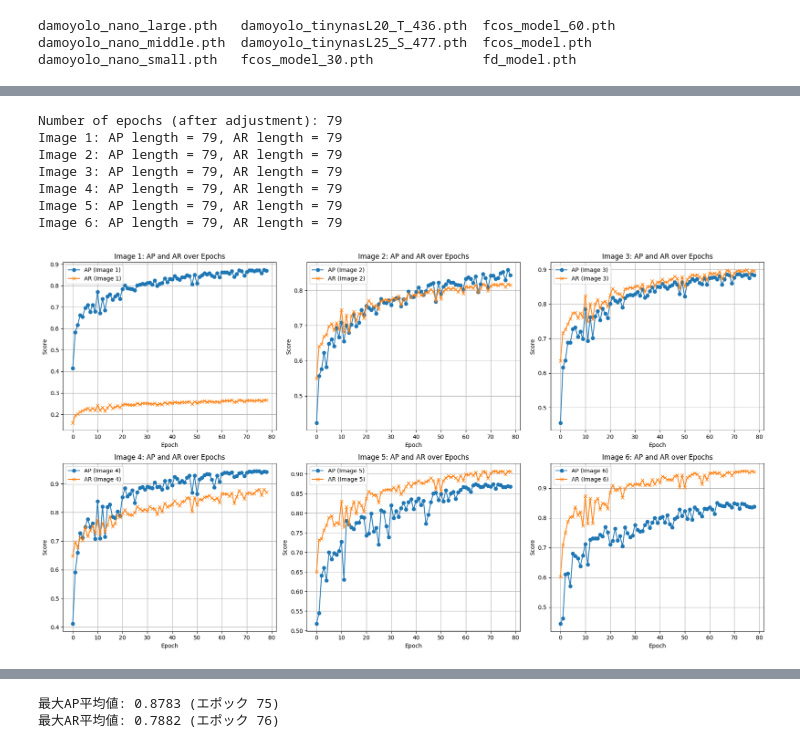
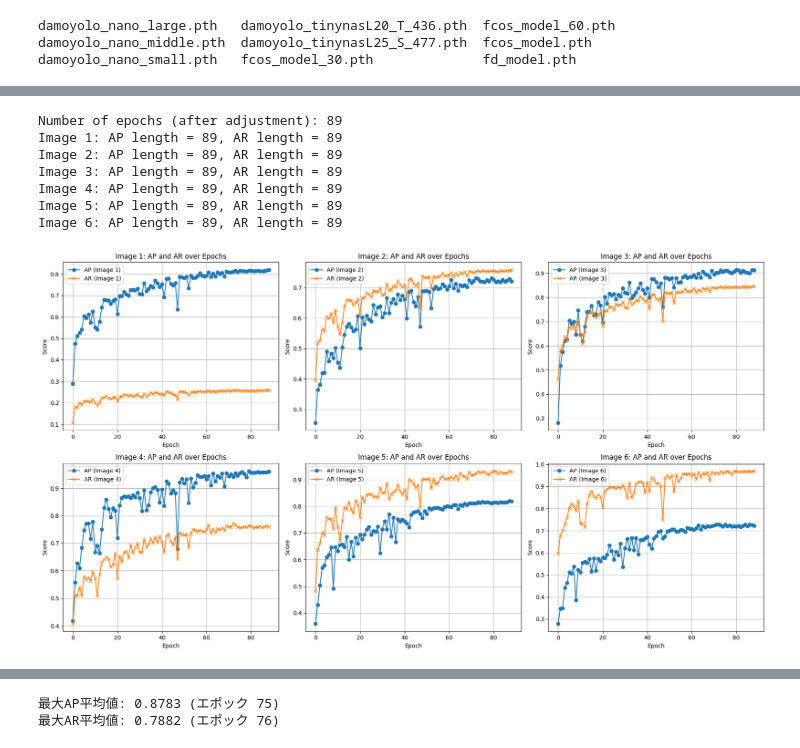
Before and after one commit to galirage/Arrow-Guided-VLM-Enhancing-Flowchart-Understanding-via-Arrow-Direction-Encoding, a Jupyter notebook: notebook/G_detect_flowchart_yoloDamo.ipynb, the cells around one changed output, grey strips where cells are left out. Drawn from its saved outputs; the diff is of its cells as text; code cells hidden in the pictures.

```diff
--- a/notebook/G_detect_flowchart_yoloDamo.ipynb
+++ b/notebook/G_detect_flowchart_yoloDamo.ipynb
@@ -617,0 +884,38 @@ Number of AR values: 1272
+# %%
+from pycocotools.coco import COCO
+from pycocotools.cocoeval import COCOeval
+import json
+
+# アノテーションファイル (Ground Truth)
+gt_json_path = "/content/drive/MyDrive/programs/flow-chart-detection/damo-yolo/datasets/custom_coco/annotations/instances_custom.json"
+
+# 推論結果ファイル (Detection Results)
+pred_json_path = "/content/drive/MyDrive/programs/flow-chart-detection/damo-yolo/workdirs/inference/custom_train_coco/bbox.json"  # 適宜変更
+
+# COCO API を使ってデータを読み込む
+coco_gt = COCO(gt_json_path)
+coco_dt = coco_gt.loadRes(pred_json_path)
+
+# COCOeval クラスを使って評価
+coco_eval = COCOeval(coco_gt, coco_dt, "bbox")
+coco_eval.evaluate()
+coco_eval.accumulate()
+coco_eval.summarize()
+
+# クラスごとの AP を算出
+category_ids = coco_gt.getCatIds()
+category_names = {cat["id"]: cat["name"] for cat in coco_gt.loadCats(category_ids)}
+
+class_wise_ap = {}
+for cat_id in category_ids:
+    coco_eval.params.catIds = [cat_id]
+    coco_eval.evaluate()
+    coco_eval.accumulate()
+    coco_eval.summarize()
+
+    # AP を保存
+    class_wise_ap[category_names[cat_id]] = coco_eval.stats[0]  # AP @[IoU=0.50:0.95]
+
+# クラスごとの AP を表示
+for class_name, ap in class_wise_ap.items():
+    print(f"Class {class_name}: AP = {ap:.4f}")
@@ -623,7 +1113,9 @@ import matplotlib.pyplot as plt
 
 # ファイルを読み込む
 # file_path = '/content/drive/MyDrive/programs/flow-chart-detection/damo-yolo/workdirs/damoyolo_tinynasL20_T/2024-12-26-1709'
-file_path = '/content/drive/MyDrive/programs/flow-chart-detection/damo-yolo/workdirs/damoyolo_tinynasL20_T/2025-01-30-1442'
+# file_path = '/content/drive/MyDrive/programs/flow-chart-detection/damo-yolo/workdirs/damoyolo_tinynasL20_T/2025-01-30-1442'
+# file_path = '/content/drive/MyDrive/programs/flow-chart-detection/damo-yolo/workdirs/damoyolo_tinynasL20_T/2025-02-06-2321'
+file_path = '/content/drive/MyDrive/programs/flow-chart-detection/damo-yolo/workdirs/damoyolo_tinynasL20_T/2025-02-14-0107'
 
 with open(file_path, 'r') as file:
     lines = file.readlines()
@@ -673,41 +1165,41 @@ for epoch_idx in range(num_epochs):
         ap_per_image[img_idx].append(ap_per_epoch[epoch_idx][img_idx])
         ar_per_image[img_idx].append(ar_per_epoch[epoch_idx][img_idx])
 
 # データを最短の長さに揃える
 min_length = min(len(ap_per_image[i]) for i in range(num_images))
 ap_per_image = [ap[:min_length] for ap in ap_per_image]
 ar_per_image = [ar[:min_length] for ar in ar_per_image]
 epochs = list(range(min_length))  # エポック数も揃える
 
 # デバッグ用: データ確認
 print(f"Number of epochs (after adjustment): {min_length}")
 for i in range(num_images):
     print(f"Image {i+1}: AP length = {len(ap_per_image[i])}, AR length = {len(ar_per_image[i])}")
 
 # グラフの作成
 fig, axes = plt.subplots(2, 3, figsize=(18, 10))  # 2行3列のプロット
 axes = axes.flatten()
 
 for i in range(num_images):
     axes[i].plot(epochs, ap_per_image[i], label=f'AP (Image {i+1})', marker='o')
     axes[i].plot(epochs, ar_per_image[i], label=f'AR (Image {i+1})', marker='x')
     axes[i].set_xlabel('Epoch')
     axes[i].set_ylabel('Score')
     axes[i].set_title(f'Image {i+1}: AP and AR over Epochs')
     axes[i].legend()
     axes[i].grid(True)
 
 plt.tight_layout()
 plt.show()
 # %% [output]
-Number of epochs (after adjustment): 79
-Image 1: AP length = 79, AR length = 79
-Image 2: AP length = 79, AR length = 79
-Image 3: AP length = 79, AR length = 79
-Image 4: AP length = 79, AR length = 79
-Image 5: AP length = 79, AR length = 79
-Image 6: AP length = 79, AR length = 79
+Number of epochs (after adjustment): 89
+Image 1: AP length = 89, AR length = 89
+Image 2: AP length = 89, AR length = 89
+Image 3: AP length = 89, AR length = 89
+Image 4: AP length = 89, AR length = 89
+Image 5: AP length = 89, AR length = 89
+Image 6: AP length = 89, AR length = 89
-[figure, old version]
+[figure, new version]
 # %%
 !ls //content/drive/MyDrive/programs/flow-chart-detection/damo-yolo/datasets/custom_coco/images/
 # %% [output]
```
Also changed, not shown: parts of 31 cells of this notebook.
